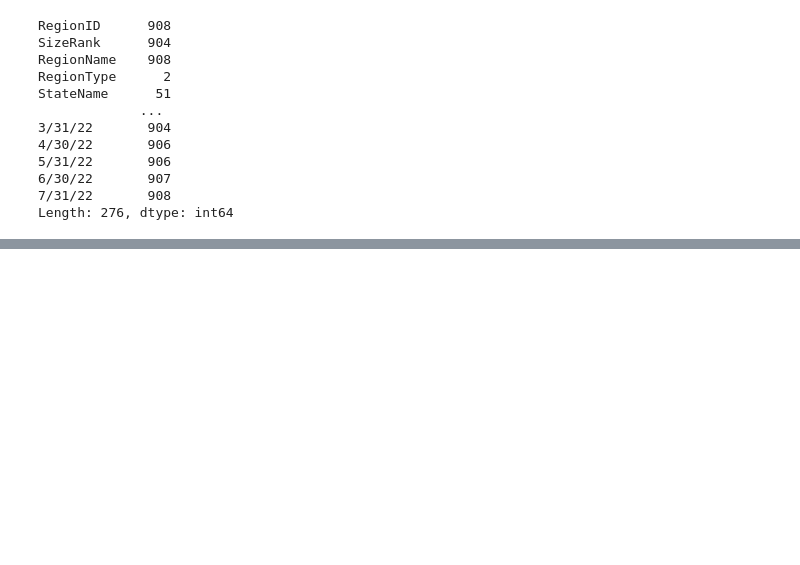
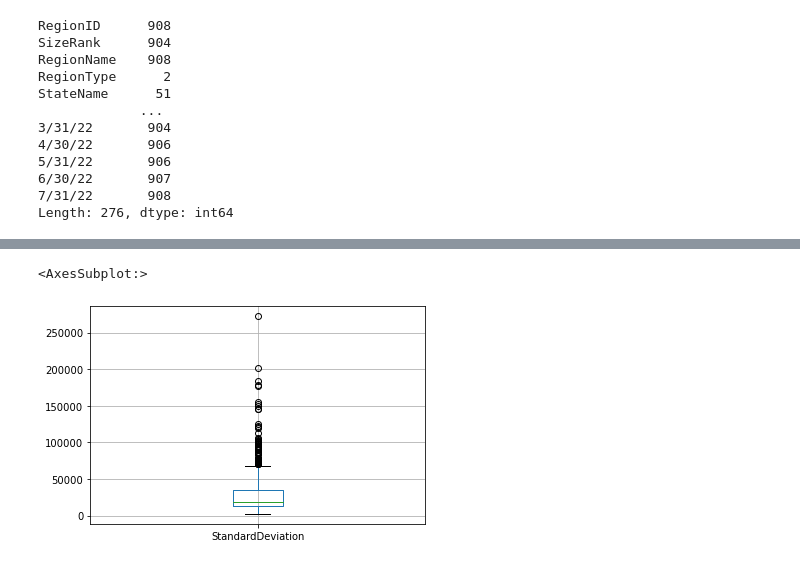
Before and after one commit to SringayKeno/Real_Estate, a Jupyter notebook: Metro July 2022 Middle Tier Housing Value prediction -Random Forest.ipynb, the cells around one changed output, grey strips where cells are left out. Saved outputs shown, nothing was run; the diff lists cells and outputs as text; code cells hidden in the pictures; blank space fills up the shorter version.

```diff
--- a/Metro July 2022 Middle Tier Housing Value prediction -Random Forest.ipynb
+++ b/Metro July 2022 Middle Tier Housing Value prediction -Random Forest.ipynb
@@ -302,0 +423,5 @@ yoy_df.var(axis=1)
+# %%
+std_row2=df2.std(axis=1)
+stdRow_df2=pd.DataFrame(std_row2, columns=['StandardDeviation'])
+stdRow_df2['StandardDeviation'] = stdRow_df2['StandardDeviation'].astype(float)
+stdRow_df2.head()
@@ -302,0 +435,5 @@ yoy_df.var(axis=1)
+# %%
+stdRow_df2.boxplot(column=['StandardDeviation'])
+# %% [output]
+<AxesSubplot:>
+[figure, added]
```
Also changed, not shown: parts of 75 cells of this notebook, 5 other files.
